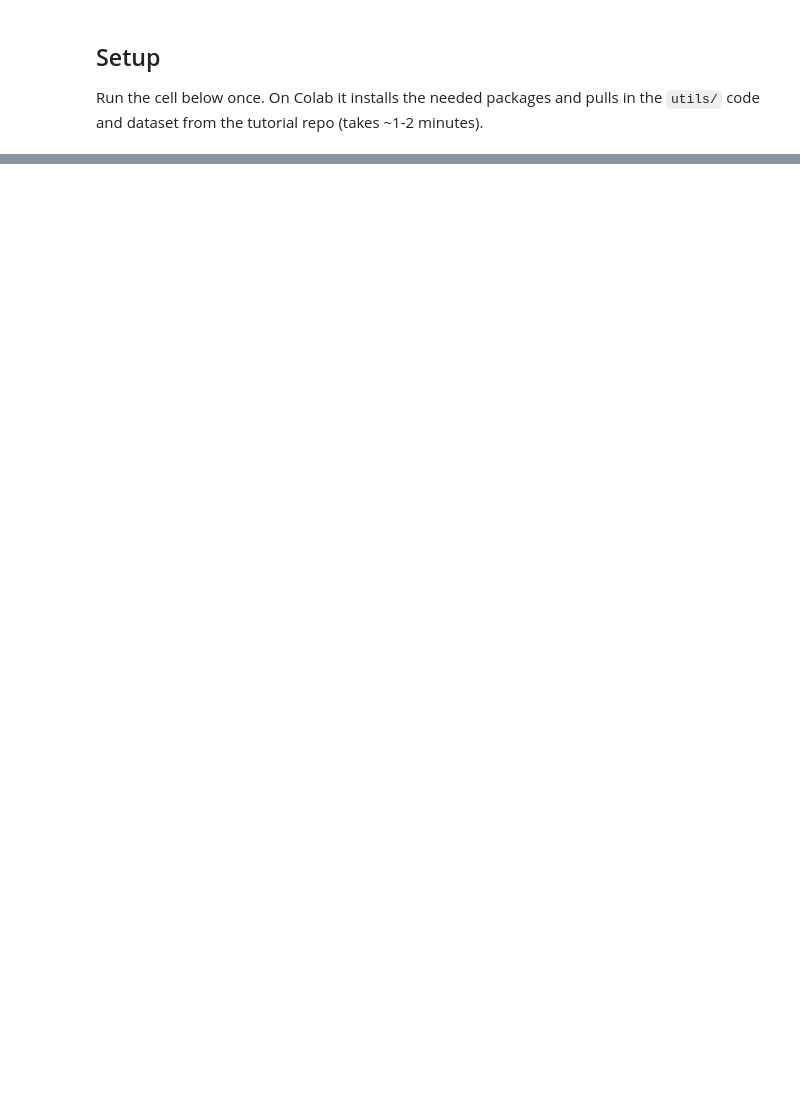
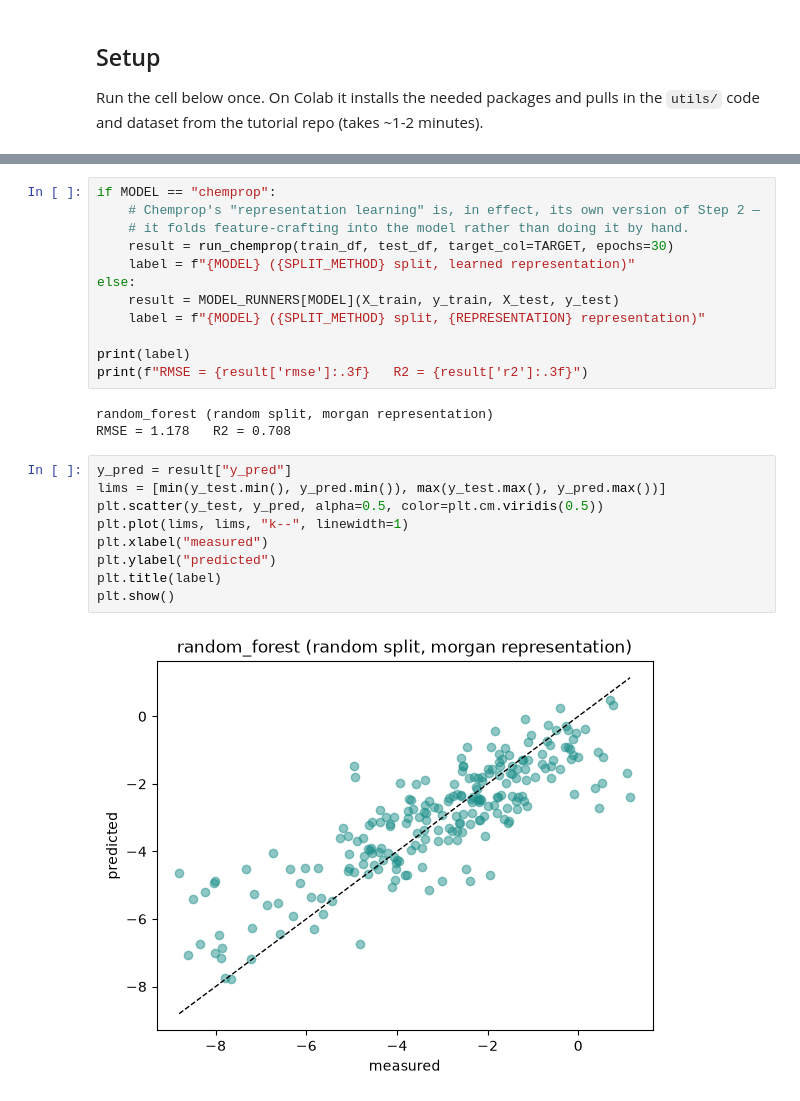
Before and after one commit to Corteswain/AI4molecules-tutorial, a Jupyter notebook: notebooks/AI4molecules_tutorial.ipynb, the cells around one changed output, grey strips where cells are left out. Drawn from its saved outputs; the diff is of its cells as text; blank space fills up the shorter version.

```diff
--- a/notebooks/AI4molecules_tutorial.ipynb
+++ b/notebooks/AI4molecules_tutorial.ipynb
@@ -217,0 +238,26 @@ Repo: https://github.com/Corteswain/AI4molecules-tutorial
+# %%
+if MODEL == "chemprop":
+    # Chemprop's "representation learning" is, in effect, its own version of Step 2 —
+    # it folds feature-crafting into the model rather than doing it by hand.
+    result = run_chemprop(train_df, test_df, target_col=TARGET, epochs=30)
+    label = f"{MODEL} ({SPLIT_METHOD} split, learned representation)"
+else:
+    result = MODEL_RUNNERS[MODEL](X_train, y_train, X_test, y_test)
+    label = f"{MODEL} ({SPLIT_METHOD} split, {REPRESENTATION} representation)"
+
+print(label)
+print(f"RMSE = {result['rmse']:.3f}   R2 = {result['r2']:.3f}")
+# %% [output]
+random_forest (random split, morgan representation)
+RMSE = 1.178   R2 = 0.708
+# %%
+y_pred = result["y_pred"]
+lims = [min(y_test.min(), y_pred.min()), max(y_test.max(), y_pred.max())]
+plt.scatter(y_test, y_pred, alpha=0.5, color=plt.cm.viridis(0.5))
+plt.plot(lims, lims, "k--", linewidth=1)
+plt.xlabel("measured")
+plt.ylabel("predicted")
+plt.title(label)
+plt.show()
+# %% [output]
+[figure, added]
```
Also changed, not shown: parts of 30 cells of this notebook, 7 other files.
